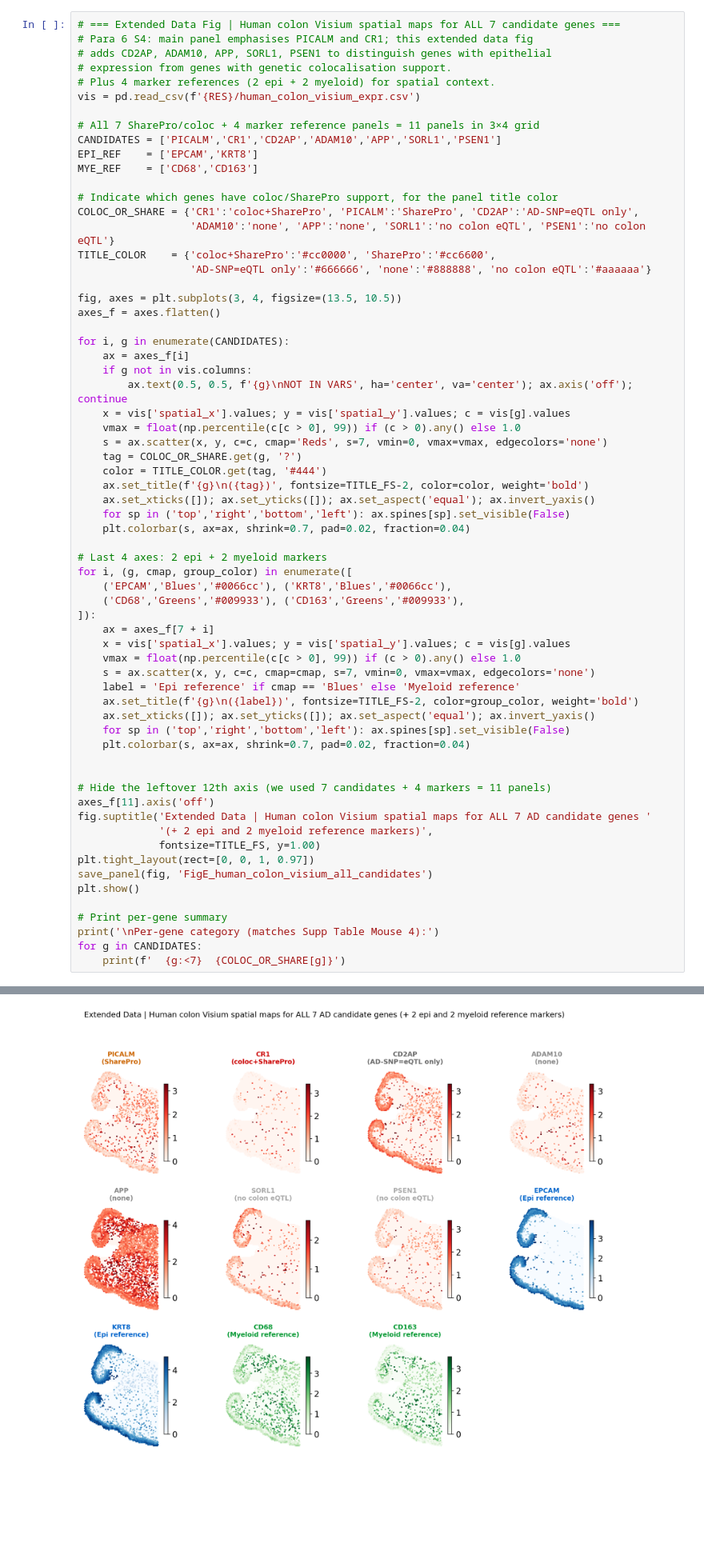
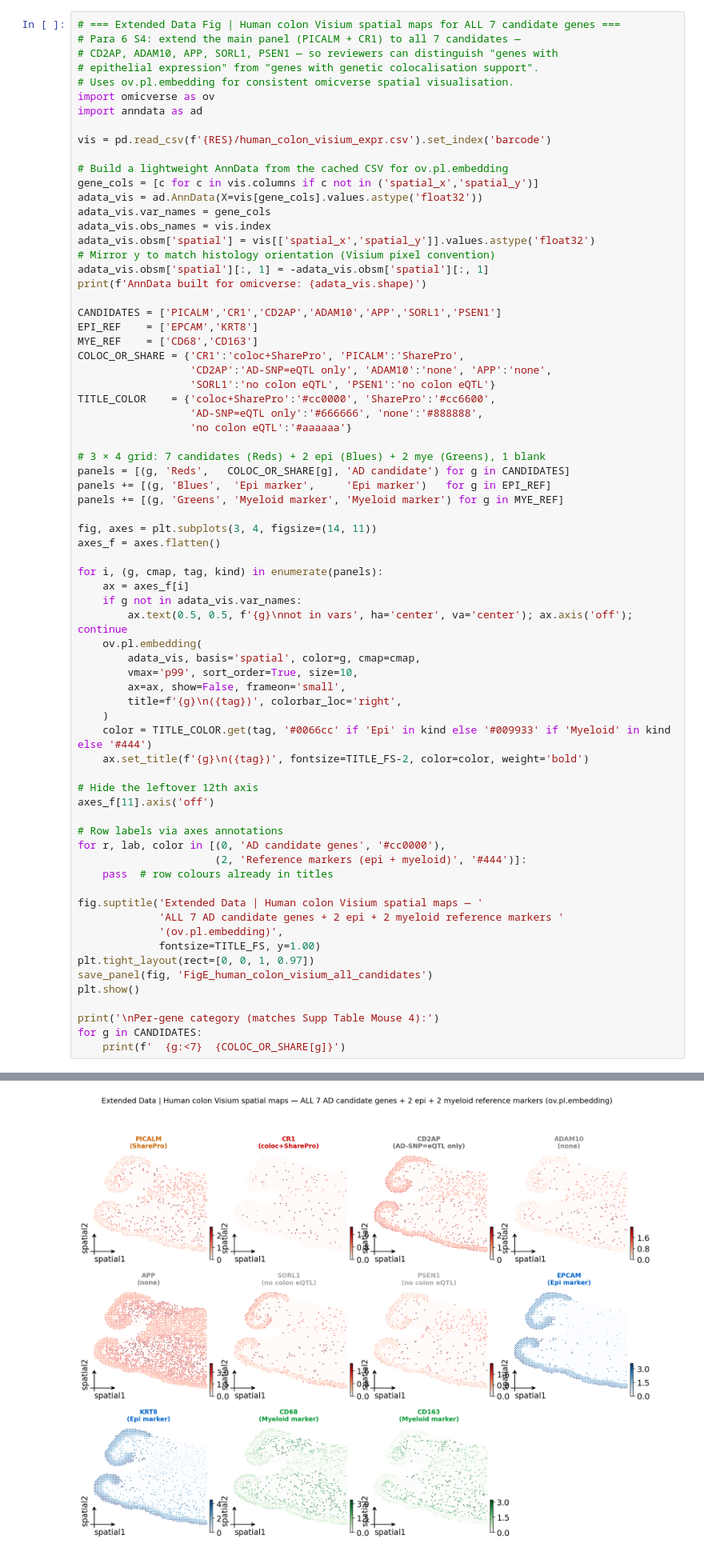
Before and after one commit to Starlitnightly/omicos-task-mouse-spatial, a Jupyter notebook: notebooks/paper_figure_supp.ipynb, the cells around one changed output, grey strips where cells are left out. Shown at 80% size. Saved outputs shown, nothing was run; the diff lists cells and outputs as text; blank space fills up the shorter version.

```diff
--- a/notebooks/paper_figure_supp.ipynb
+++ b/notebooks/paper_figure_supp.ipynb
@@ -849,66 +797,72 @@ corr matrix written to results/human_colon_visium_AD_marker_corr.csv
 ## Extended Data Fig — All 7 human-Visium AD candidate spatial maps (Para 6 S4)
 # %%
 # === Extended Data Fig | Human colon Visium spatial maps for ALL 7 candidate genes ===
-# Para 6 S4: main panel emphasises PICALM and CR1; this extended data fig
-# adds CD2AP, ADAM10, APP, SORL1, PSEN1 to distinguish genes with epithelial
-# expression from genes with genetic colocalisation support.
-# Plus 4 marker references (2 epi + 2 myeloid) for spatial context.
-vis = pd.read_csv(f'{RES}/human_colon_visium_expr.csv')
+# Para 6 S4: extend the main panel (PICALM + CR1) to all 7 candidates —
+# CD2AP, ADAM10, APP, SORL1, PSEN1 — so reviewers can distinguish "genes with
+# epithelial expression" from "genes with genetic colocalisation support".
+# Uses ov.pl.embedding for consistent omicverse spatial visualisation.
+import omicverse as ov
+import anndata as ad
 
-# All 7 SharePro/coloc + 4 marker reference panels = 11 panels in 3×4 grid
+vis = pd.read_csv(f'{RES}/human_colon_visium_expr.csv').set_index('barcode')
+
+# Build a lightweight AnnData from the cached CSV for ov.pl.embedding
+gene_cols = [c for c in vis.columns if c not in ('spatial_x','spatial_y')]
+adata_vis = ad.AnnData(X=vis[gene_cols].values.astype('float32'))
+adata_vis.var_names = gene_cols
+adata_vis.obs_names = vis.index
+adata_vis.obsm['spatial'] = vis[['spatial_x','spatial_y']].values.astype('float32')
+# Mirror y to match histology orientation (Visium pixel convention)
+adata_vis.obsm['spatial'][:, 1] = -adata_vis.obsm['spatial'][:, 1]
+print(f'AnnData built for omicverse: {adata_vis.shape}')
+
 CANDIDATES = ['PICALM','CR1','CD2AP','ADAM10','APP','SORL1','PSEN1']
 EPI_REF    = ['EPCAM','KRT8']
 MYE_REF    = ['CD68','CD163']
+COLOC_OR_SHARE = {'CR1':'coloc+SharePro', 'PICALM':'SharePro',
+                  'CD2AP':'AD-SNP=eQTL only', 'ADAM10':'none', 'APP':'none',
+                  'SORL1':'no colon eQTL', 'PSEN1':'no colon eQTL'}
+TITLE_COLOR    = {'coloc+SharePro':'#cc0000', 'SharePro':'#cc6600',
+                  'AD-SNP=eQTL only':'#666666', 'none':'#888888',
+                  'no colon eQTL':'#aaaaaa'}
 
-# Indicate which genes have coloc/SharePro support, for the panel title color
-COLOC_OR_SHARE = {'CR1':'coloc+SharePro', 'PICALM':'SharePro', 'CD2AP':'AD-SNP=eQTL only',
-                  'ADAM10':'none', 'APP':'none', 'SORL1':'no colon eQTL', 'PSEN1':'no colon eQTL'}
-TITLE_COLOR    = {'coloc+SharePro':'#cc0000', 'SharePro':'#cc6600',
-                  'AD-SNP=eQTL only':'#666666', 'none':'#888888', 'no colon eQTL':'#aaaaaa'}
+# 3 × 4 grid: 7 candidates (Reds) + 2 epi (Blues) + 2 mye (Greens), 1 blank
+panels = [(g, 'Reds',   COLOC_OR_SHARE[g], 'AD candidate') for g in CANDIDATES]
+panels += [(g, 'Blues',  'Epi marker',     'Epi marker')   for g in EPI_REF]
+panels += [(g, 'Greens', 'Myeloid marker', 'Myeloid marker') for g in MYE_REF]
 
-fig, axes = plt.subplots(3, 4, figsize=(13.5, 10.5))
+fig, axes = plt.subplots(3, 4, figsize=(14, 11))
 axes_f = axes.flatten()
 
-for i, g in enumerate(CANDIDATES):
+for i, (g, cmap, tag, kind) in enumerate(panels):
     ax = axes_f[i]
-    if g not in vis.columns:
-        ax.text(0.5, 0.5, f'{g}\nNOT IN VARS', ha='center', va='center'); ax.axis('off'); continue
-    x = vis['spatial_x'].values; y = vis['spatial_y'].values; c = vis[g].values
-    vmax = float(np.percentile(c[c > 0], 99)) if (c > 0).any() else 1.0
-    s = ax.scatter(x, y, c=c, cmap='Reds', s=7, vmin=0, vmax=vmax, edgecolors='none')
-    tag = COLOC_OR_SHARE.get(g, '?')
-    color = TITLE_COLOR.get(tag, '#444')
+    if g not in adata_vis.var_names:
+        ax.text(0.5, 0.5, f'{g}\nnot in vars', ha='center', va='center'); ax.axis('off'); continue
+    ov.pl.embedding(
+        adata_vis, basis='spatial', color=g, cmap=cmap,
+        vmax='p99', sort_order=True, size=10,
+        ax=ax, show=False, frameon='small',
+        title=f'{g}\n({tag})', colorbar_loc='right',
+    )
+    color = TITLE_COLOR.get(tag, '#0066cc' if 'Epi' in kind else '#009933' if 'Myeloid' in kind else '#444')
     ax.set_title(f'{g}\n({tag})', fontsize=TITLE_FS-2, color=color, weight='bold')
-    ax.set_xticks([]); ax.set_yticks([]); ax.set_aspect('equal'); ax.invert_yaxis()
-    for sp in ('top','right','bottom','left'): ax.spines[sp].set_visible(False)
-    plt.colorbar(s, ax=ax, shrink=0.7, pad=0.02, fraction=0.04)
 
-# Last 4 axes: 2 epi + 2 myeloid markers
-for i, (g, cmap, group_color) in enumerate([
-    ('EPCAM','Blues','#0066cc'), ('KRT8','Blues','#0066cc'),
-    ('CD68','Greens','#009933'), ('CD163','Greens','#009933'),
-]):
-    ax = axes_f[7 + i]
-    x = vis['spatial_x'].values; y = vis['spatial_y'].values; c = vis[g].values
-    vmax = float(np.percentile(c[c > 0], 99)) if (c > 0).any() else 1.0
-    s = ax.scatter(x, y, c=c, cmap=cmap, s=7, vmin=0, vmax=vmax, edgecolors='none')
-    label = 'Epi reference' if cmap == 'Blues' else 'Myeloid reference'
-    ax.set_title(f'{g}\n({label})', fontsize=TITLE_FS-2, color=group_color, weight='bold')
-    ax.set_xticks([]); ax.set_yticks([]); ax.set_aspect('equal'); ax.invert_yaxis()
-    for sp in ('top','right','bottom','left'): ax.spines[sp].set_visible(False)
-    plt.colorbar(s, ax=ax, shrink=0.7, pad=0.02, fraction=0.04)
+# Hide the leftover 12th axis
+axes_f[11].axis('off')
 
+# Row labels via axes annotations
+for r, lab, color in [(0, 'AD candidate genes', '#cc0000'),
+                      (2, 'Reference markers (epi + myeloid)', '#444')]:
+    pass  # row colours already in titles
 
-# Hide the leftover 12th axis (we used 7 candidates + 4 markers = 11 panels)
-axes_f[11].axis('off')
-fig.suptitle('Extended Data | Human colon Visium spatial maps for ALL 7 AD candidate genes '
-             '(+ 2 epi and 2 myeloid reference markers)',
+fig.suptitle('Extended Data | Human colon Visium spatial maps — '
+             'ALL 7 AD candidate genes + 2 epi + 2 myeloid reference markers '
+             '(ov.pl.embedding)',
              fontsize=TITLE_FS, y=1.00)
 plt.tight_layout(rect=[0, 0, 1, 0.97])
 save_panel(fig, 'FigE_human_colon_visium_all_candidates')
 plt.show()
 
-# Print per-gene summary
 print('\nPer-gene category (matches Supp Table Mouse 4):')
 for g in CANDIDATES:
     print(f'  {g:<7}  {COLOC_OR_SHARE[g]}')
@@ -916,5 +871,5 @@ for g in CANDIDATES:
   saved -> FigE_human_colon_visium_all_candidates.{pdf,png,svg}
-[figure, old version]
+[figure, new version]
 Per-gene category (matches Supp Table Mouse 4):
   PICALM   SharePro
   CR1      coloc+SharePro
```
Also changed, not shown: parts of 4 cells of this notebook, 9 other files.
